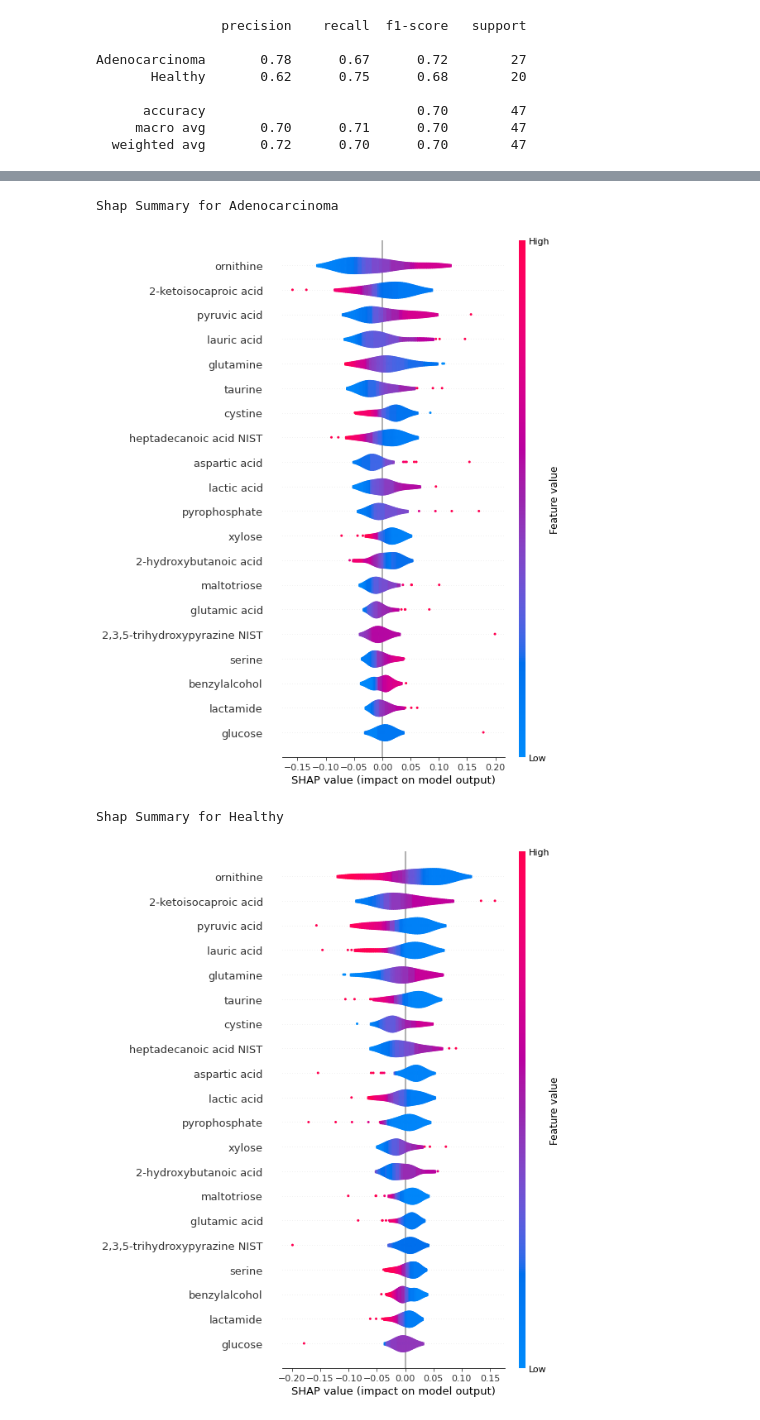
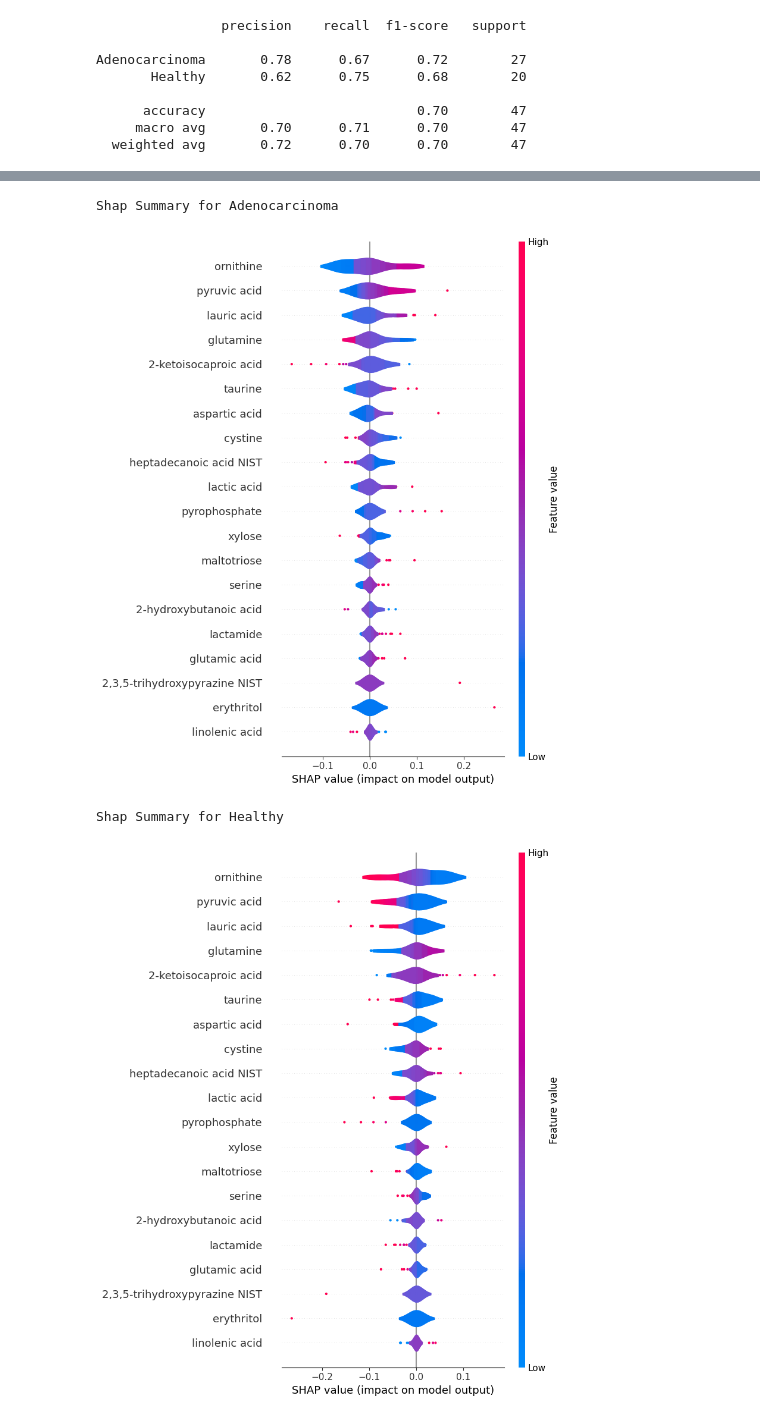
Before and after one commit to rajanbit/ML-for-Tabular-Data-ICGEB-Workshop-2025, a Jupyter notebook: src/ml_analysis.ipynb, the cells around one changed output, grey strips where cells are left out. Cells and saved outputs as stored; diff of their text form; code cells hidden in the pictures.

```diff
--- a/src/ml_analysis.ipynb
+++ b/src/ml_analysis.ipynb
@@ -16,6 +30,6 @@ import shap
 # %%
 # Metabolomics Raw Data
-data = pd.read_csv("metabolomics_data.csv", index_col="SampleID")
+data = pd.read_csv("metabolomics_data.csv", sep=",", index_col="SampleID")
 
 # data.head()
 # %%
@@ -113,13 +127,13 @@ shap_values = explainer.shap_values(X_test)
 # %%
 # Shap plot for Adenocarcinoma
 print(f"Shap Summary for {model.classes_[0]}")
-shap.summary_plot(shap_values[0], X_test, max_display=20, plot_type="violin")
+shap.summary_plot(shap_values[:, :, 0], X_test, max_display=20, plot_type="violin")
 
 # Shap plot for Healthy
 print(f"Shap Summary for {model.classes_[1]}")
-shap.summary_plot(shap_values[1], X_test, max_display=20, plot_type="violin")
+shap.summary_plot(shap_values[:, :, 1], X_test, max_display=20, plot_type="violin")
 # %% [output]
 Shap Summary for Adenocarcinoma
-[figure, old version]
+[figure, new version]
 Shap Summary for Healthy
-[figure, old version]
+[figure, new version]
```
Also changed, not shown: parts of 2 cells of this notebook, 3 other files.
